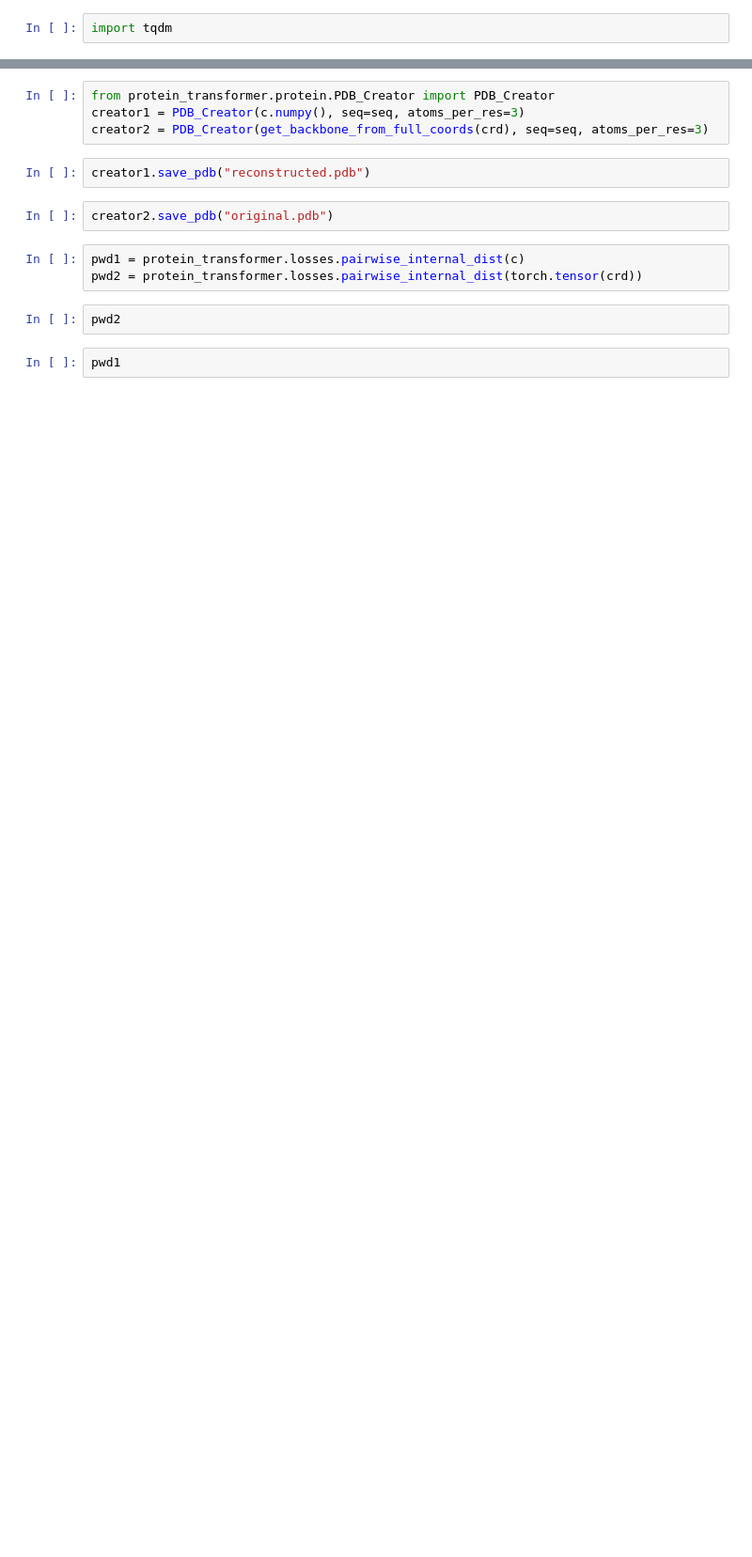
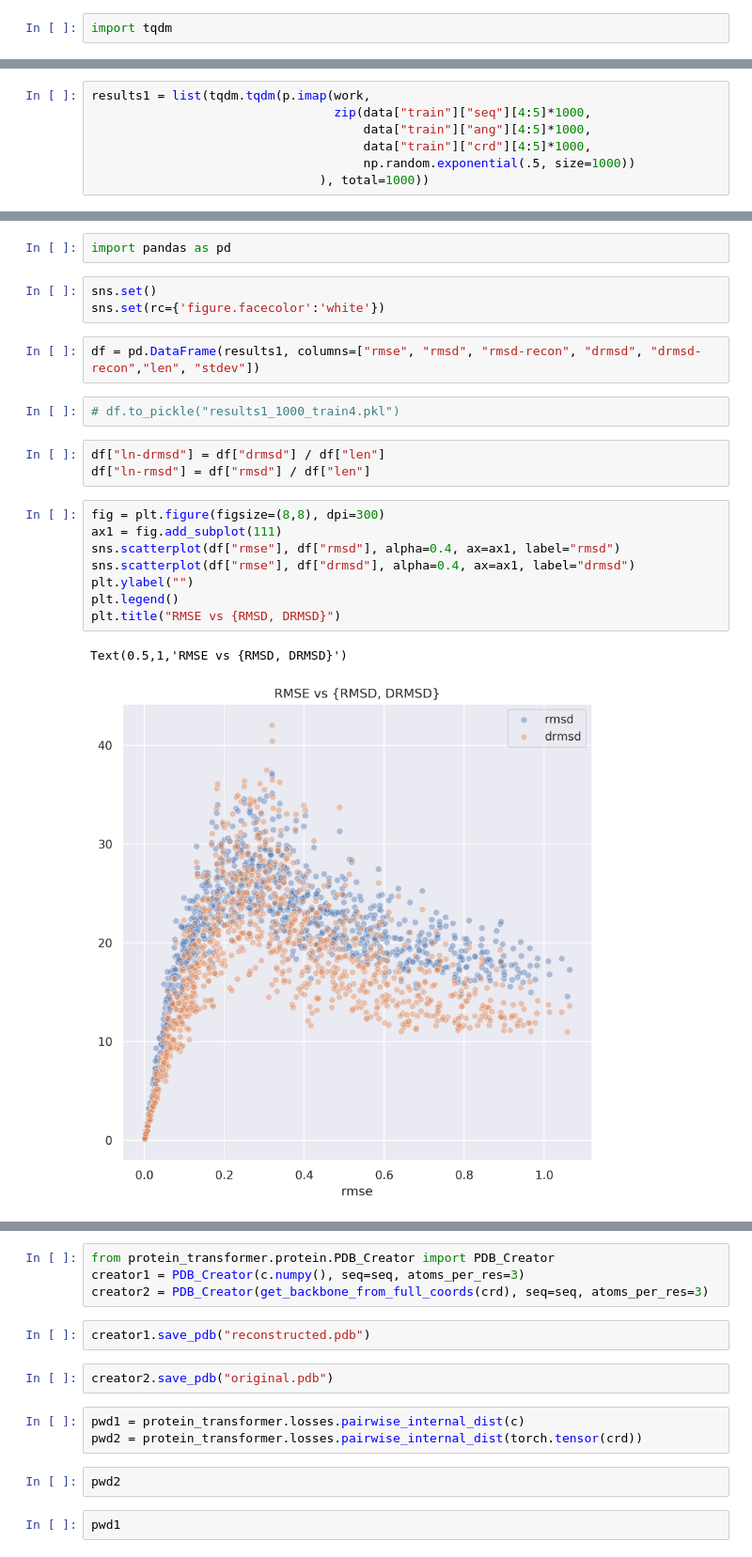
Before and after one commit to jonathanking/protein-transformer, a Jupyter notebook: research/notebooks/191203 How much does RMSE affect DRMSD?.ipynb, the cells around one changed output, grey strips where cells are left out. Shown at 94% size. Saved outputs shown, nothing was run; the diff lists cells and outputs as text; blank space fills up the shorter version.

Commit message:
Add notebooks for experiments to compare RMSE and RMSD.

```diff
--- a/research/notebooks/191203 How much does RMSE affect DRMSD?.ipynb
+++ b/research/notebooks/191203 How much does RMSE affect DRMSD?.ipynb
@@ -161 +154,8 @@ from multiprocessing import Pool
+# %%
+results1 = list(tqdm.tqdm(p.imap(work,
+                                 zip(data["train"]["seq"][4:5]*1000,
+                                     data["train"]["ang"][4:5]*1000,
+                                     data["train"]["crd"][4:5]*1000,
+                                     np.random.exponential(.5, size=1000))
+                               ), total=1000))
 # %%
@@ -178,0 +181,23 @@ KeyboardInterrupt:
+# %%
+import pandas as pd
+# %%
+sns.set()
+sns.set(rc={'figure.facecolor':'white'})
+# %%
+df = pd.DataFrame(results1, columns=["rmse", "rmsd", "rmsd-recon", "drmsd", "drmsd-recon","len", "stdev"])
+# %%
+# df.to_pickle("results1_1000_train4.pkl")
+# %%
+df["ln-drmsd"] = df["drmsd"] / df["len"]
+df["ln-rmsd"] = df["rmsd"] / df["len"]
+# %%
+fig = plt.figure(figsize=(8,8), dpi=300)
+ax1 = fig.add_subplot(111)
+sns.scatterplot(df["rmse"], df["rmsd"], alpha=0.4, ax=ax1, label="rmsd")
+sns.scatterplot(df["rmse"], df["drmsd"], alpha=0.4, ax=ax1, label="drmsd")
+plt.ylabel("")
+plt.legend()
+plt.title("RMSE vs {RMSD, DRMSD}")
+# %% [output]
+Text(0.5,1,'RMSE vs {RMSD, DRMSD}')
+[figure, added]
```
Also changed, not shown: parts of 31 cells of this notebook, 2 other files.
